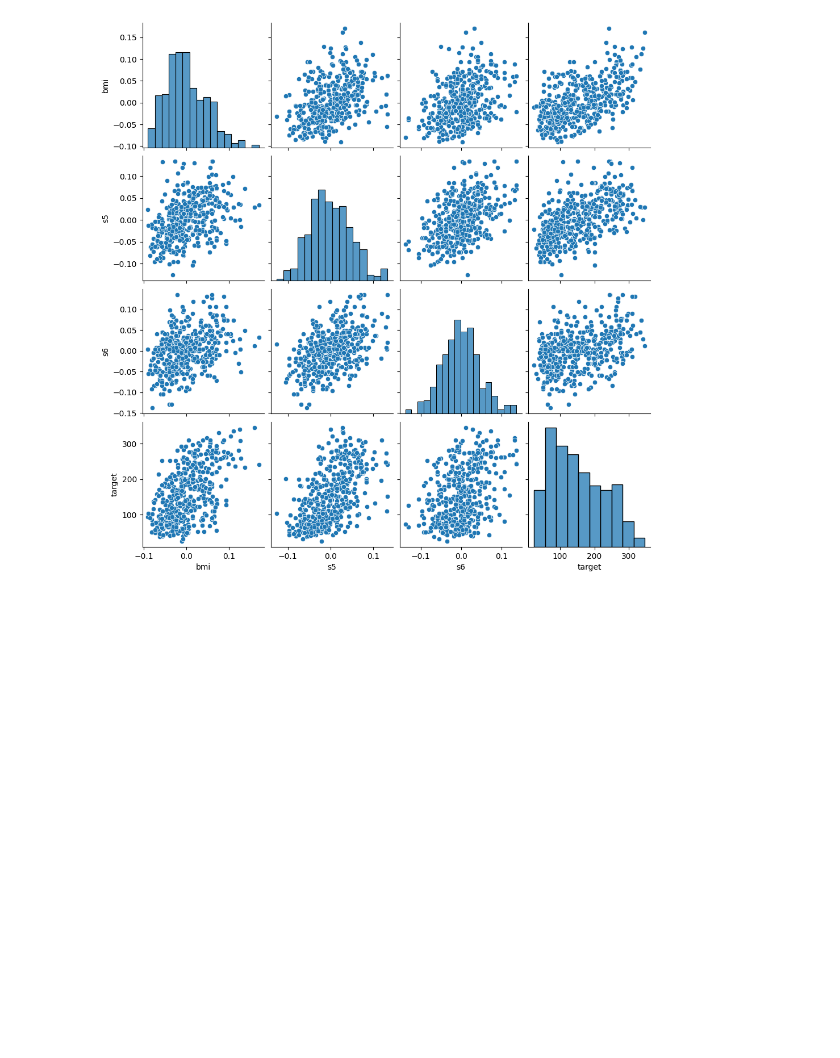
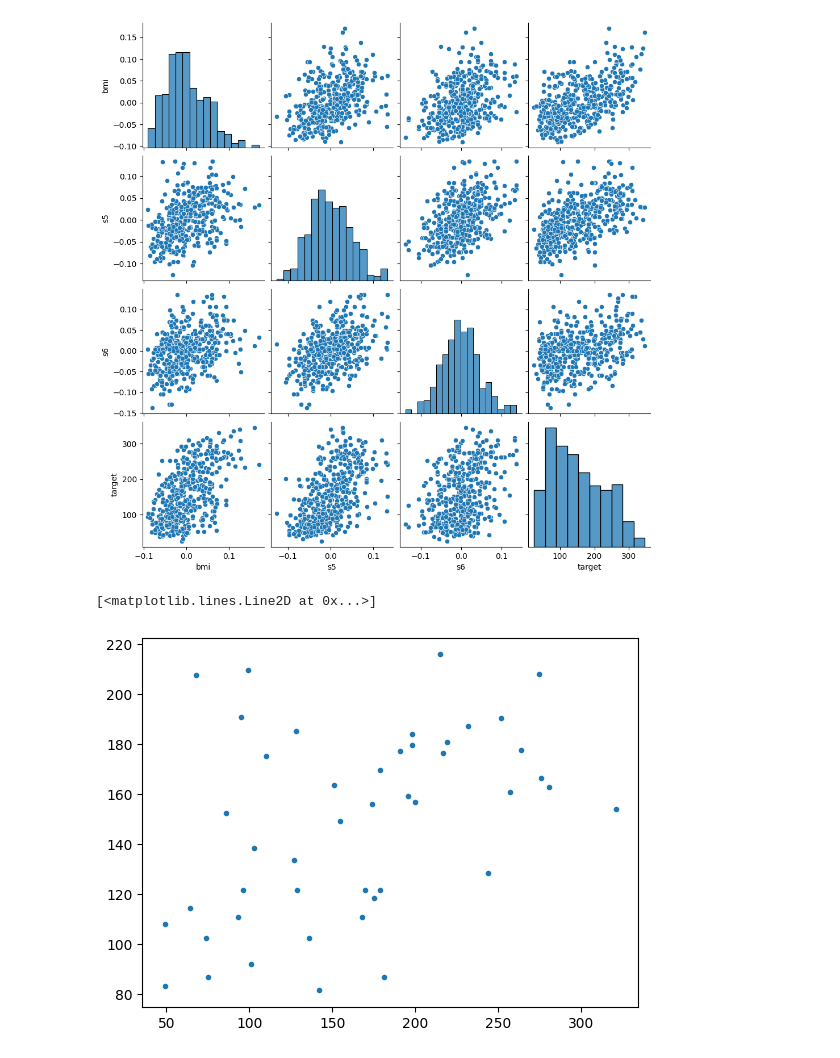
Before and after one commit to iamgus123/dl19, a Jupyter notebook: notebook/ch04_LR.ipynb, the cells around one changed output. Drawn from its saved outputs; the diff is of its cells as text; code cells hidden in the pictures; blank space fills up the shorter version.

```diff
--- a/notebook/ch04_LR.ipynb
+++ b/notebook/ch04_LR.ipynb
@@ -409,21 +410,24 @@ plt.show()
 # %%
 
 #
 # {DIY} bp vs. target
 #
 
 
 diabetes_X_new3=df.s5.values
 diabetes_X_new3=diabetes_X_new3[:,np.newaxis]
 diabetes_X_new3.shape, diabetes_y.shape
 
 X_train, X_test, y_train, y_test = train_test_split(diabetes_X_new3, diabetes_y, test_size=0.1, random_state=0)
 X_train.shape
 regr3 = linear_model.LinearRegression()
 regr3.fit(X_train, y_train)
 
 # 테스트 데이터로 예측해보자.
 y_pred = regr3.predict(X_test)
 
 # 실제 데이터와 예측 데이터를 비교해보자.
-# plt.plot(y_test, y_pred, '.')
+plt.plot(y_test, y_pred, '.')
+# %% [output]
+[<matplotlib.lines.Line2D at 0x...>]
+[figure, added]
```
Also changed, not shown: parts of 4 cells of this notebook.
